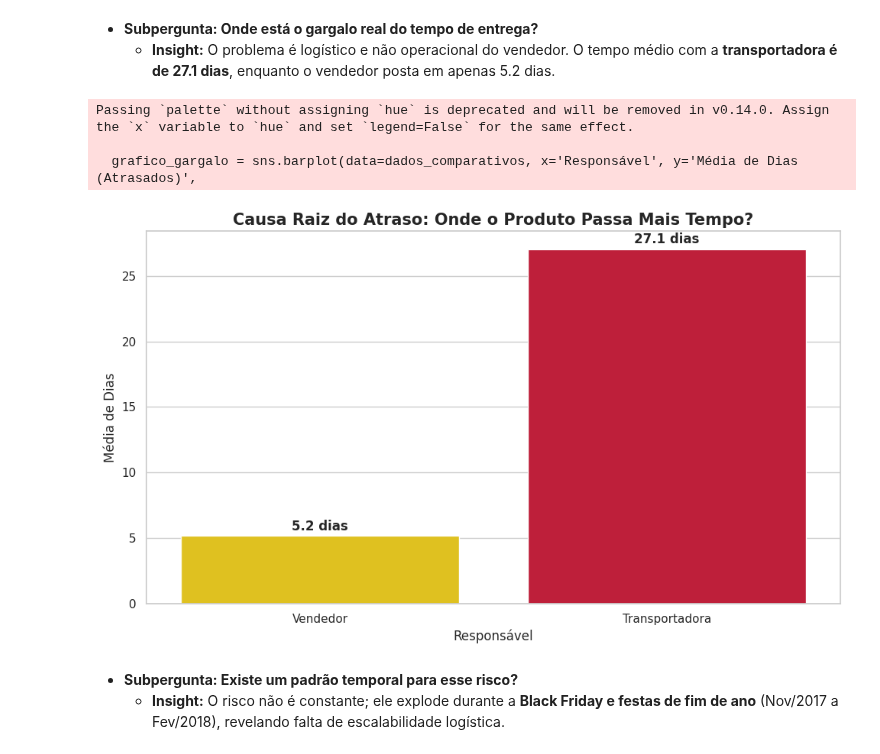
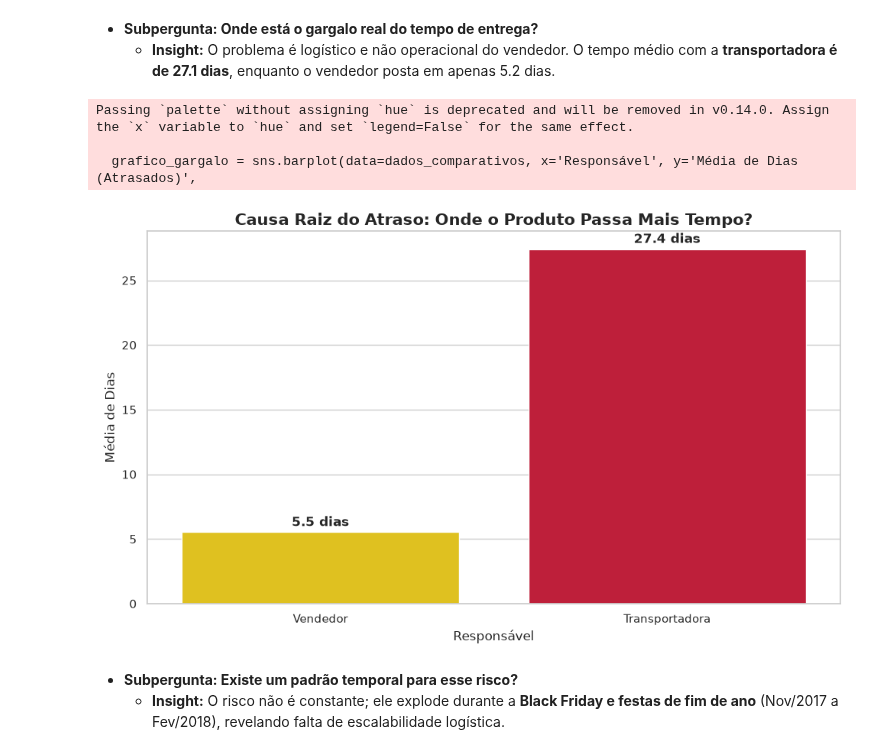
Before and after one commit to Milhousepaulojean/PosTech--DataAnalytics, a Jupyter notebook: Fase 1/TechChallenge/Notebook.ipynb, the cells around one changed output. Saved outputs shown, nothing was run; the diff lists cells and outputs as text; code cells hidden in the pictures.

```diff
--- a/Fase 1/TechChallenge/Notebook.ipynb
+++ b/Fase 1/TechChallenge/Notebook.ipynb
@@ -13,9 +13,9 @@
 import pandas as pd
 
 # 1. Carregando as tabelas principais para nossa pergunta
-orders = pd.read_csv('olist_orders_dataset.csv')
-payments = pd.read_csv('olist_order_payments_dataset.csv')
-reviews = pd.read_csv('olist_order_reviews_dataset.csv')
+orders = pd.read_csv('database/olist_orders_dataset.csv')
+payments = pd.read_csv('database/olist_order_payments_dataset.csv')
+reviews = pd.read_csv('database/olist_order_reviews_dataset.csv')
 
 # 2. Unindo as tabelas em um único DataFrame chamado 'df_projeto'
 # Unimos orders com payments e o resultado com reviews, tudo via 'order_id'
@@ -80,14 +80,32 @@ Name: dias_atraso, dtype: float64
 # %%
 import matplotlib.pyplot as plt
 import seaborn as sns
+
+# Calculando as variáveis necessárias para o gráfico
+analise_satisfacao = (
+    df_projeto
+    .dropna(subset=['review_score'])
+    .groupby('foi_atraso', as_index=False)
+    .agg(review_score=('review_score', 'mean'))
+)
+
+receita_em_risco = df_projeto[
+    df_projeto['foi_atraso'] & (df_projeto['review_score'] <= 2)
+]['payment_value'].sum()
 
 # 1. Configurando o estilo e as cores semânticas (Verde para sucesso, Vermelho para alerta)
 sns.set_theme(style="whitegrid")
 paleta_cores = {'No Prazo': 'green', 'Com Atraso': 'red'}
 
+# Convertendo o booleano para rótulos compatíveis com a paleta
+analise_satisfacao['status_entrega'] = analise_satisfacao['foi_atraso'].map({
+    False: 'No Prazo',
+    True: 'Com Atraso'
+})
+
 # 2. Criando o gráfico de barras
 plt.figure(figsize=(10, 6))
-grafico = sns.barplot(data=analise_satisfacao, x='foi_atraso', y='review_score', palette=paleta_cores)
+grafico = sns.barplot(data=analise_satisfacao, x='status_entrega', y='review_score', palette=paleta_cores)
 
 # 3. Adicionando títulos e rótulos para Storytelling
 plt.title('Impacto do Atraso na Satisfação do Cliente', fontsize=16, fontweight='bold', pad=20)
@@ -177,37 +199,53 @@ Passing `palette` without assigning `hue` is deprecated and will be removed in v
 # %%
 import matplotlib.pyplot as plt
 import seaborn as sns
+
+# Calculando o tempo em cada etapa e filtrando pedidos atrasados
+df_projeto['order_delivered_carrier_date'] = pd.to_datetime(
+    df_projeto['order_delivered_carrier_date'], errors='coerce'
+)
+df_projeto['tempo_postagem'] = (
+    df_projeto['order_delivered_carrier_date']
+    - df_projeto['order_purchase_timestamp']
+).dt.days
+df_projeto['tempo_transporte'] = (
+    df_projeto['order_delivered_customer_date']
+    - df_projeto['order_delivered_carrier_date']
+).dt.days
+atrasados = df_projeto[df_projeto['foi_atraso']].dropna(
+    subset=['tempo_postagem', 'tempo_transporte']
+)
 
 # Preparando os dados para o gráfico de comparação
 dados_comparativos = pd.DataFrame({
     'Responsável': ['Vendedor', 'Transportadora'],
     'Média de Dias (Atrasados)': [atrasados['tempo_postagem'].mean(), atrasados['tempo_transporte'].mean()]
 })
 
 plt.figure(figsize=(10, 6))
 sns.set_theme(style="whitegrid")
 
 # Criando o gráfico com cor de alerta para a transportadora
 grafico_gargalo = sns.barplot(data=dados_comparativos, x='Responsável', y='Média de Dias (Atrasados)',
                               palette=['#FFD700', '#D90429']) # Amarelo vs Vermelho Alerta
 
 plt.title('Causa Raiz do Atraso: Onde o Produto Passa Mais Tempo?', fontsize=15, fontweight='bold')
 plt.ylabel('Média de Dias')
 
 # Adicionando rótulos de dados para clareza imediata [4]
 for p in grafico_gargalo.patches:
     grafico_gargalo.annotate(f'{p.get_height():.1f} dias',
                              (p.get_x() + p.get_width() / 2., p.get_height()),
                              ha='center', va='center', xytext=(0, 9),
                              textcoords='offset points', fontweight='bold')
 
 plt.tight_layout()
 plt.show()
 # %% [output]
 Passing `palette` without assigning `hue` is deprecated and will be removed in v0.14.0. Assign the `x` variable to `hue` and set `legend=False` for the same effect.
 
   grafico_gargalo = sns.barplot(data=dados_comparativos, x='Responsável', y='Média de Dias (Atrasados)',
-[figure, old version]
+[figure, new version]
 # %% [markdown]
 *   **Subpergunta: Existe um padrão temporal para esse risco?**
     *   **Insight:** O risco não é constante; ele explode durante a **Black Friday e festas de fim de ano** (Nov/2017 a Fev/2018), revelando falta de escalabilidade logística.
```
Also changed, not shown: parts of 10 cells of this notebook, 2 other files.
